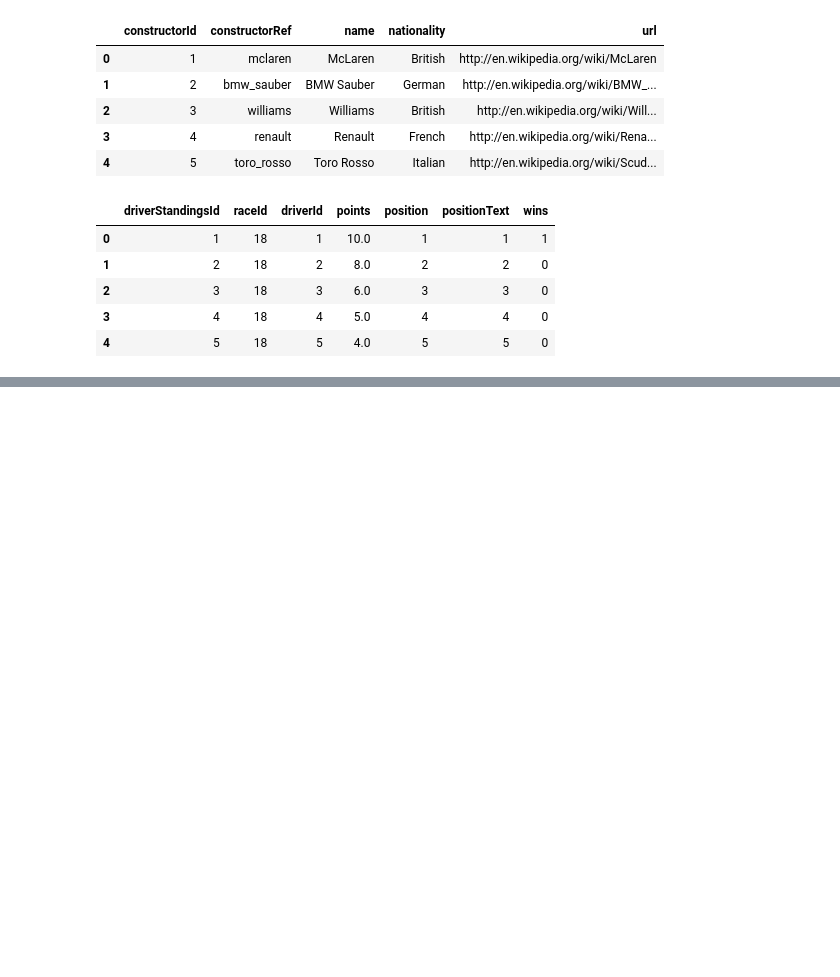
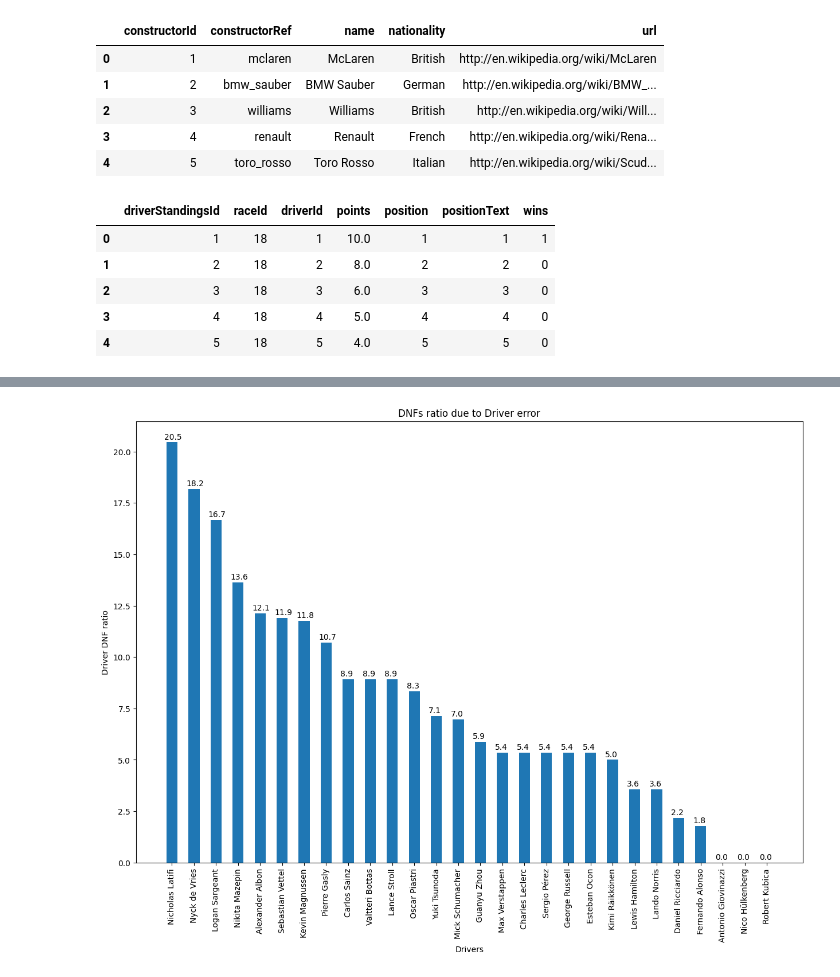
Before and after one commit to SlyteBot/F1-pred, a Jupyter notebook: Notebook.ipynb, the cells around one changed output, grey strips where cells are left out. Drawn from its saved outputs; the diff is of its cells as text; code cells hidden in the pictures; blank space fills up the shorter version.

Commit message:
Constructor dnf and driver dnf added

```diff
--- a/Notebook.ipynb
+++ b/Notebook.ipynb
@@ -154,0 +97,3 @@ memory usage: 96.1+ MB
+# %%
+result_df['driver_dnf'] = result_df['statusId'].apply(lambda x: 1 if x in [3,4,20,29,31,41,68,73,81,97,82,104,107,130,137] else 0)
+result_df['const_dnf'] = result_df['statusId'].apply(lambda x: 1 if x not in [3,4,20,29,31,41,68,73,81,97,82,104,107,130,137,1] else 0)
@@ -154,0 +116,8 @@ memory usage: 96.1+ MB
+# %%
+data = df5.drop(['round','circuitId','time','url_x','resultId','driverId',
+                 'constructorId','number_x','positionText','position_x',
+                 'positionOrder','laps','rank',
+                 'fastestLapTime','fastestLapSpeed','qualifyId','driverRef','number','code','url_y','circuitRef','dob',
+                 'location','lat','lng','alt','number_y','points','constructorRef','name_x','raceId','fastestLap','q2','q3','milliseconds','q1','url'],axis=1,inplace=False)
+data = data[data['year'] >= 2021]
+data.columns
@@ -154,0 +129,3 @@ memory usage: 96.1+ MB
+# %%
+data.rename(columns={'grid':'quali_pos','name_y':'constructor','position_y':'finish_pos','nationality_x':'driver_nat','nationality_y':'const_nat'},inplace=True)
+data
@@ -154,0 +167,14 @@ memory usage: 96.1+ MB
+# %%
+
+
+data['driver_nat'] = data['driver_nat'].apply(lambda x: str(x)[:3])
+data['const_nat'] = data['const_nat'].apply(lambda x: str(x)[:3])
+data['country'] = data['country'].apply(lambda x: str(x)[:3])
+data['country'] = data['country'].apply(lambda x: 'Bri' if x=='UK' else x)
+data['country'] = data['country'].apply(lambda x: 'Ame' if x=='USA' else x)
+data['country'] = data['country'].apply(lambda x: 'Fre' if x=='Fra' else x)
+data['driver_home'] = data['driver_nat'] == data['country']
+data['const_home'] = data['const_nat'] == data['country']
+data['driver_home'] = data['driver_home'].apply(lambda x: int(x))
+data['const_home'] = data['const_home'].apply(lambda x: int(x))
+data.head()
@@ -154,0 +188,16 @@ memory usage: 96.1+ MB
+# %%
+dnf_by_driver= data.groupby('driverName').sum()['driver_dnf']
+drivers_race_entered = data.groupby('driverName').count()['driver_dnf']
+driver_dnf_ratio = (dnf_by_driver*100/drivers_race_entered).sort_values(ascending=False)
+plt.figure(figsize=(15,10))
+bars = plt.bar(x=driver_dnf_ratio.index,height=driver_dnf_ratio,align='center',width=0.5)
+plt.xticks(rotation=90)
+plt.xlabel('Drivers')
+plt.ylabel('Driver DNF ratio')
+plt.title('DNFs ratio due to Driver error')
+for bar in bars.patches:
+    yval = bar.get_height()
+    plt.text(bar.get_x()-0.1,yval+0.15,f'{round(yval,1)}')
+plt.show()
+# %% [output]
+[figure, added]
```
Also changed, not shown: parts of 16 cells of this notebook.
